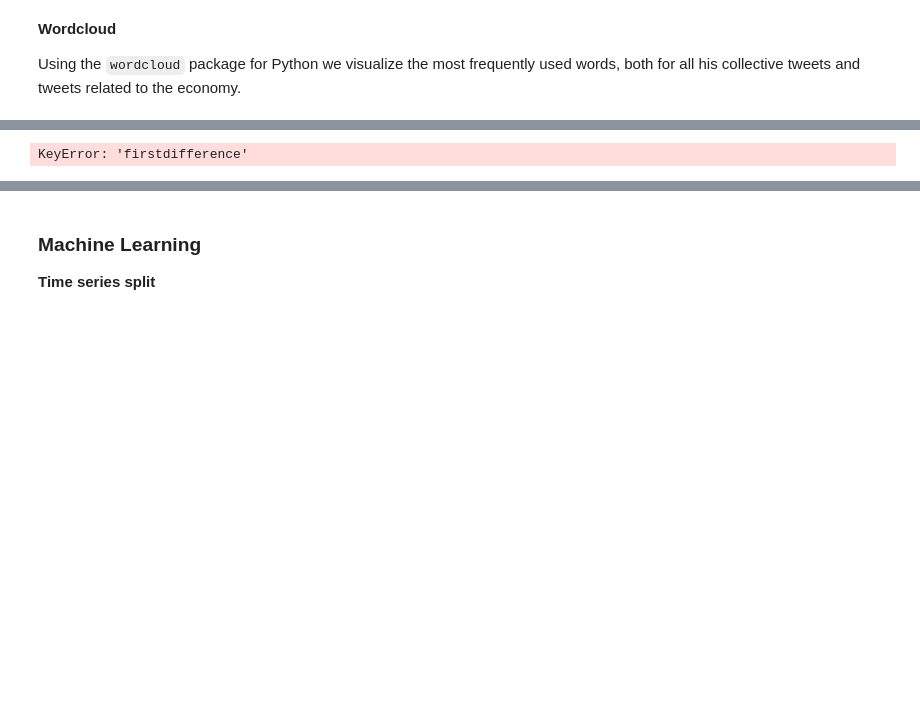
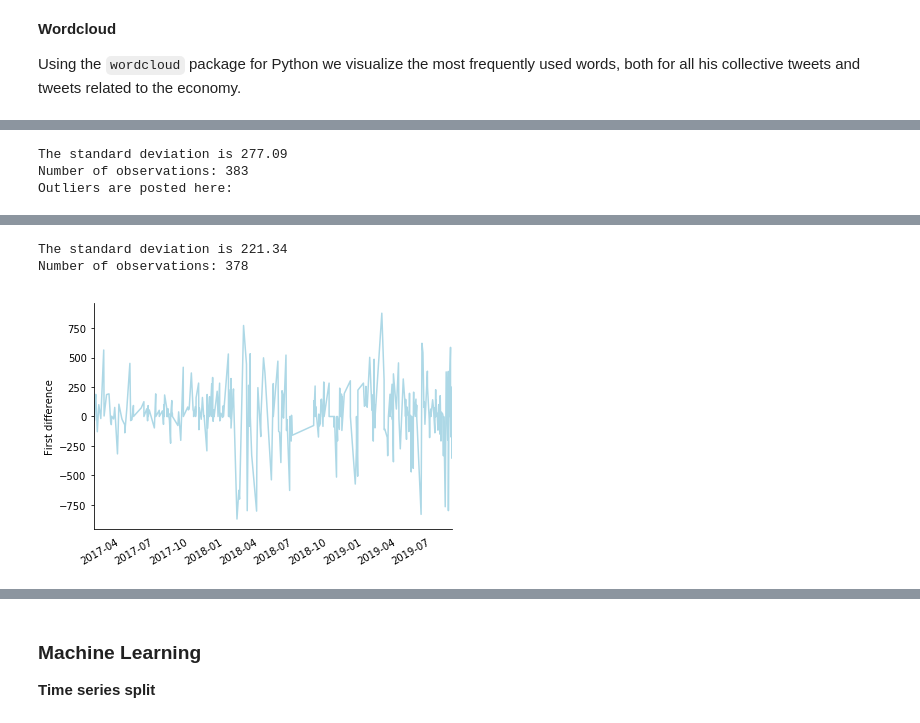
Before and after one commit to BjornCilleborg/sds2019, a Jupyter notebook: EXAM PROJECT/Exam Project.ipynb, the cells around one changed output, grey strips where cells are left out. Drawn from its saved outputs; the diff is of its cells as text; code cells hidden in the pictures; blank space fills up the shorter version.

```diff
--- a/EXAM PROJECT/Exam Project.ipynb
+++ b/EXAM PROJECT/Exam Project.ipynb
@@ -670,18 +613,18 @@ df_tweet
 # %%
-import pandas as pd
-import json
+# import pandas as pd
+# import json
 
-with open('bloomberg2.txt') as jdata:
-    jsondata=json.load(jdata)
-    df_bloom=pd.DataFrame(jsondata)
-    df_bloom['sentiment'] = [sentiment_analyzer_scores(tweet)['compound'] for tweet in df_bloom['text']]
-# import codecs
-# with codecs.open('bloomberg.json', 'r', encoding='utf-8',
-#                  errors='ignore') as fdata:
-#                 my_list = list(fdata)
-#                 my_list = my_list[0]
-#                 test = my_list[0:]
-#                 #print(test)
-#                 testdump = json.dumps(test)
-#                 my_dict = ast.literal_eval(test)
-# my_dict
+# with open('bloomberg2.txt') as jdata:
+#     jsondata=json.load(jdata)
+#     df_bloom=pd.DataFrame(jsondata)
+#     df_bloom['sentiment'] = [sentiment_analyzer_scores(tweet)['compound'] for tweet in df_bloom['text']]
+# # import codecs
+# # with codecs.open('bloomberg.json', 'r', encoding='utf-8',
+# #                  errors='ignore') as fdata:
+# #                 my_list = list(fdata)
+# #                 my_list = my_list[0]
+# #                 test = my_list[0:]
+# #                 #print(test)
+# #                 testdump = json.dumps(test)
+# #                 my_dict = ast.literal_eval(test)
+# # my_dict
@@ -736,21 +651,23 @@ df_bloom_clean = df_bloom.query('outlier == False') # remove outliers
 
 # Plotting figure
 fig, ax = plt.subplots()
-df_bloom_clean['dow'].plot(ax=ax,linestyle=':')
+#df_bloom_clean['dow'].plot(ax=ax,linestyle=':')
 print('The standard deviation is', round(df_bloom_clean['firstdifference'].std(),2), '\nNumber of observations:',len(df_bloom_clean))
+df_bloom_clean['firstdifference'].plot(ax=ax, color='lightblue')
 
 # Formatting
-ax.set_ylabel('DJIA')
+ax.set_ylabel('First difference')
 ax.xaxis.label.set_visible(False) # remove axis label
 ax.spines['right'].set_visible(False) # remove right spine
 ax.spines['top'].set_visible(False) # remove top spine
 ax.xaxis.set_ticks_position('none') # remove ticks from axis
 plt.tight_layout() # prevents cutting off labels
-plt.ylabel('First difference', fontsize=10, rotation=90)
-plt.savefig('clean.png')
+#plt.ylabel('First difference', fontsize=10, rotation=90)
+plt.savefig('DJIAFD.png')
 plt.show()
 
-df_bloom_clean['firstdifference'].plot(ax=ax, color='grey')
-plt.show()
+#plt.show()
 # %% [output]
-KeyError: 'firstdifference'
+The standard deviation is 277.09
+Number of observations: 383
+Outliers are posted here:
@@ -757,3 +681,6 @@ KeyError: 'firstdifference'
+The standard deviation is 221.34
+Number of observations: 378
+[figure, added]
 # %%
 #print(df_bloom['sentiment'].describe(), df['vader'].describe())
 column_id = ['count', 'mean', 'std', 'min', '25%', '50%', '75%' ,'max']
```
Also changed, not shown: parts of 61 cells of this notebook, 16 other files.
